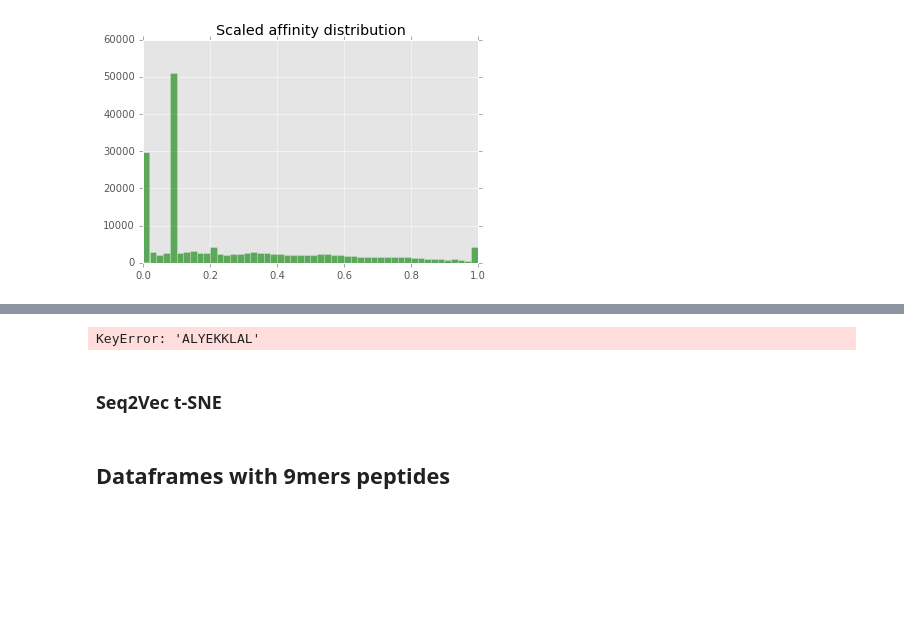
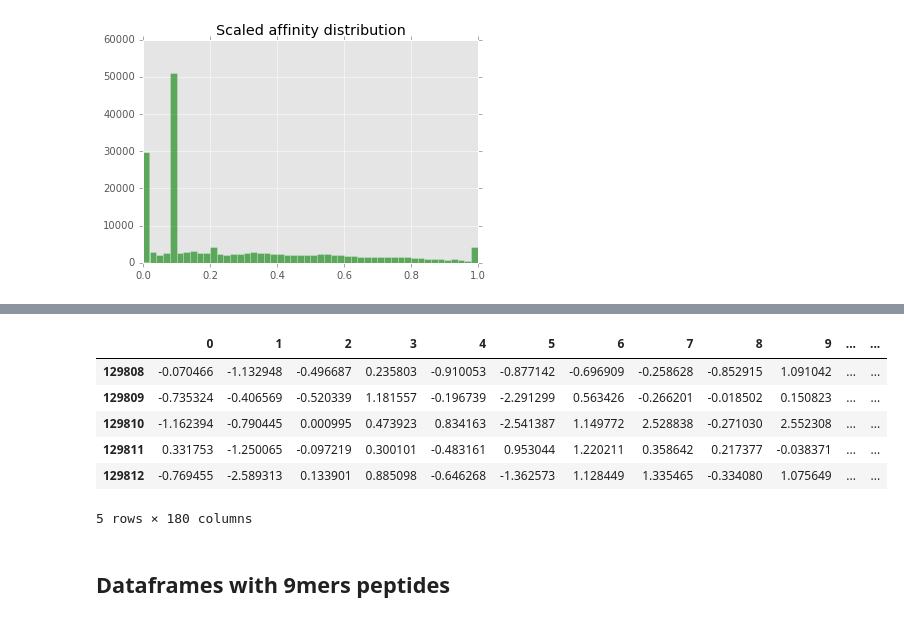
Before and after one commit to rudolphyo/MHystic, a Jupyter notebook: xgb.ipynb, the cells around one changed output, grey strips where cells are left out. Saved outputs shown, nothing was run; the diff lists cells and outputs as text; code cells hidden in the pictures; blank space fills up the shorter version.

Commit message:
more accurate embedding models

```diff
--- a/xgb.ipynb
+++ b/xgb.ipynb
@@ -156,25 +162,3 @@ from gensim.models import word2vec
 
 logging.basicConfig(format='%(levelname)s : %(message)s', level=logging.INFO)
 logging.root.level = 20  # ipython messes up logging, restore root
-# %%
-def fill_spaces(seq):
-    new_seq = list(seq)
-    for i in range(1, len(seq)):
-        new_seq[i] = " "+ new_seq[i]
-    return ''.join(new_seq)
-
-def seq2vec(seq):
-    return w2v_model[list(seq)].flatten()
-# %%
-sequences = Bdata.sequence.apply(fill_spaces)
-# %%
-min_word_count = 10   # Minimum word count
-num_workers = 4       # Number of threads to run in parallel
-context = 4          # Context window size
-downsampling = 1e-3
-w2v_dim = 20
-
-print("Training model...")
-w2v_model = word2vec.Word2Vec(sequences, workers=num_workers, size = w2v_dim,
-                              min_count = min_word_count, window = context, sample = downsampling)
-print("Done.")
@@ -230,6 +242,0 @@ else:
-# %%
-protein_doc2vec["ALYEKKLAL"].flatten()
-# %% [output]
-KeyError: 'ALYEKKLAL'
-# %% [markdown]
-### Seq2Vec t-SNE
@@ -238,2 +243,23 @@ from sklearn.manifold import TSNE
+# %%
+if os.path.exists("protein_model.pkl"):
+    # If model was already trained then just load it.
+    w2v1gb = gensim.models.Doc2Vec.load("protein_model.pkl")
+else:
+    # Else let's train and save it for later reuse
+    w2v1gb = train_seq2vec("../mhc/uniprot-human.fasta")
+    w2v1gb.save("protein_model.pkl")
+
+
+seq2vec9mers = pd.DataFrame(peptides9mers.apply(partial(seq2vec, w2v1gb))).reset_index(drop=True)
+seq2vec9mers = pd.DataFrame(list(seq2vec9mers.sequence))
+seq2vec9mers.tail()
+# %% [output]
+|  | 0 | 1 | 2 | 3 | 4 | 5 | 6 | 7 | 8 | 9 | ... | ... |
+| 129808 | -0.070466 | -1.132948 | -0.496687 | 0.235803 | -0.910053 | -0.877142 | -0.696909 | -0.258628 | -0.852915 | 1.091042 | ... | ... |
+| 129809 | -0.735324 | -0.406569 | -0.520339 | 1.181557 | -0.196739 | -2.291299 | 0.563426 | -0.266201 | -0.018502 | 0.150823 | ... | ... |
+| 129810 | -1.162394 | -0.790445 | 0.000995 | 0.473923 | 0.834163 | -2.541387 | 1.149772 | 2.528838 | -0.271030 | 2.552308 | ... | ... |
+| 129811 | 0.331753 | -1.250065 | -0.097219 | 0.300101 | -0.483161 | 0.953044 | 1.220211 | 0.358642 | 0.217377 | -0.038371 | ... | ... |
+| 129812 | -0.769455 | -2.589313 | 0.133901 | 0.885098 | -0.646268 | -1.362573 | 1.128449 | 1.335465 | -0.334080 | 1.075649 | ... | ... |
+5 rows × 180 columns
 # %% [markdown]
 ## Dataframes with 9mers peptides
```
Also changed, not shown: parts of 14 cells of this notebook.
